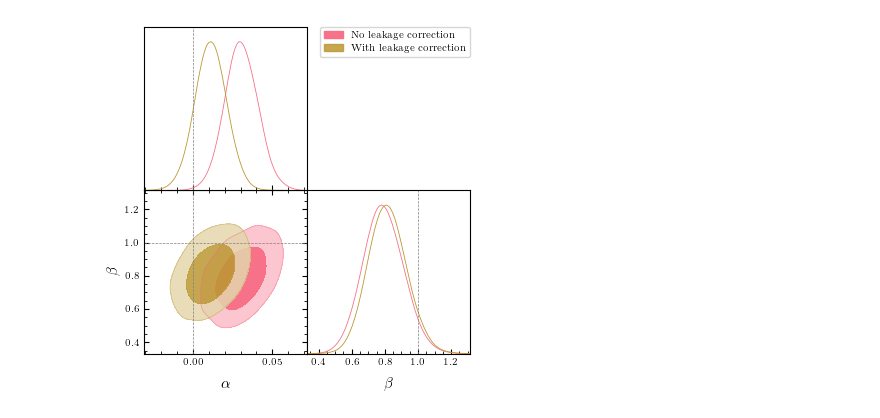
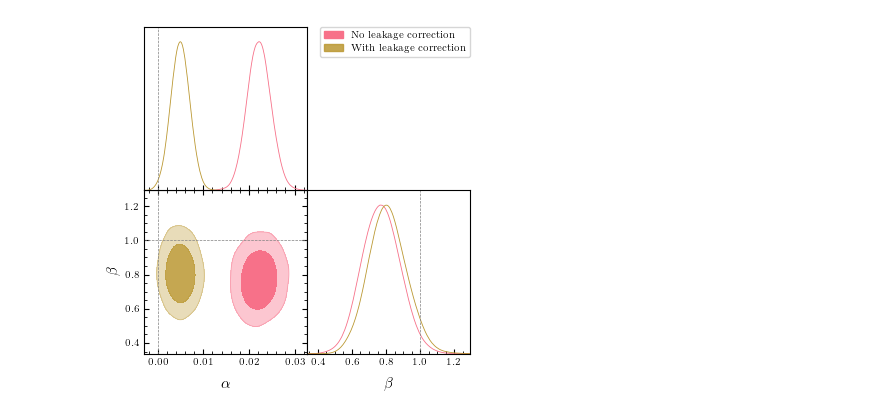
Before and after one commit to CosmoStat/sp_validation, a Jupyter notebook: cosmo_inference/notebooks/2D_cosmic_shear_paper_plots/2025_12_10_plot_leakage_prior.ipynb, the cells around one changed output. Saved outputs shown, nothing was run; the diff lists cells and outputs as text; code cells hidden in the pictures.

Commit message:
Update paper plot scripts

```diff
--- a/cosmo_inference/notebooks/2D_cosmic_shear_paper_plots/2025_12_10_plot_leakage_prior.ipynb
+++ b/cosmo_inference/notebooks/2D_cosmic_shear_paper_plots/2025_12_10_plot_leakage_prior.ipynb
@@ -26,10 +49,10 @@ versions = ["SP_v1.4.6", "SP_v1.4.6_leak_corr"]
 labels = ["No leakage correction", "With leakage correction"]
 colors = ["C0", "C1"]
 # %%
-samples = []
-for ver in versions:
-    sample = np.load(f"{base_dir}/samples_{ver}.npy")
-    samples.append(
-        sample[:, :2]  # Assuming the first two columns are the parameters of interest
+data_vectors = []
+
+for root in roots:
+    data_vectors.append(
+        fits.open(data_path + root +f"/cosmosis_{root}.fits")
     )
 # %%
@@ -48,0 +106,28 @@ Removed no burn in
+# %%
+#Create a PSFErrorFit instance
+psf_fitter = PSFErrorFit(rho_stats_handler, tau_stats_handler, path_cosmo_val+'rho_tau_stats/', use_eta=False)
+
+chains = []
+
+#Load rho-, tau-statistics, and cov_tau from the data_vector
+for i, root_cosmo_val in enumerate(versions):
+    print("Sampling PSF parameters for ", labels[i])
+    path_rho = f"rho_stats_{root_cosmo_val}.fits"
+    path_tau = f"tau_stats_{root_cosmo_val}.fits"
+    path_cov_rho = f"cov_rho_{root_cosmo_val}.npy"
+    path_cov_tau = f"cov_tau_{root_cosmo_val}_th.npy"
+
+    load_matrix_and_cut(path_cosmo_val+'/rho_tau_stats/', root_cosmo_val, type='rho')
+    load_matrix_and_cut(path_cosmo_val+'/rho_tau_stats/', root_cosmo_val, type='tau')
+    path_cov_rho = f"cov_rho_{root_cosmo_val}_cut.npy"
+    path_cov_tau = f"cov_tau_{root_cosmo_val}_th_cut.npy"
+
+    psf_fitter.load_rho_stat(path_rho)
+    psf_fitter.load_tau_stat(path_tau)
+    psf_fitter.load_covariance(path_cov_rho, cov_type='rho')
+    psf_fitter.load_covariance(path_cov_tau, cov_type='tau')
+    samples_lq, _, _ = psf_fitter.get_least_squares_params_samples(npatch=None, apply_debias=False)
+
+    samples_gd = MCSamples(samples=samples_lq, names=[r"\alpha", r"\beta"], labels=[r"\alpha", r"\beta"])
+
+    chains.append(samples_gd)
@@ -49,32 +154,32 @@ Removed no burn in
 # %%
 g = plots.get_subplot_plotter()
 
 g.settings.legend_fontsize = 10
 g.settings.axes_fontsize=10
 
 markers = {
-    "\alpha": 0.0,
-    "\beta": 1.0,
+    r"\alpha": 0.0,
+    r"\beta": 1.0,
 }
 
 line_args = [
     {'color': colors[i]} for i in range(len(versions))
 ]
 g.triangle_plot(
     chains,
     filled=True,
     legend_labels=labels,
     legend_loc="upper right",
     line_args=line_args,
     contour_colors=colors,
     markers=markers
 )
 
 ax = g.get_axes(ax=(1, 0))
 ax.minorticks_on()
 ax = g.get_axes(ax=(1, 1))
 ax.minorticks_on()
 ax.get_yaxis().set_visible(False)
 g.export("./plots/psf_leakage_prior.pdf")
 # %% [output]
-[figure, old version]
+[figure, new version]
```
Also changed, not shown: parts of 7 cells of this notebook, 20 other files.
